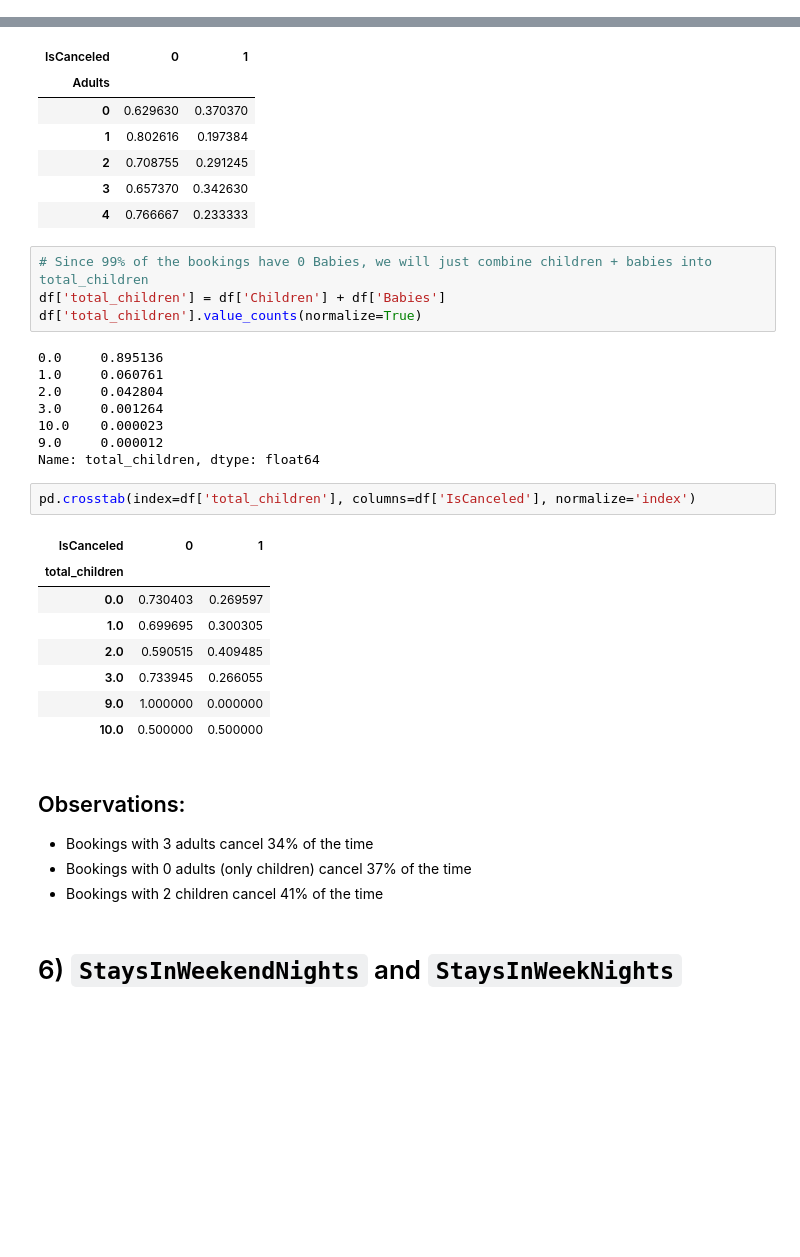
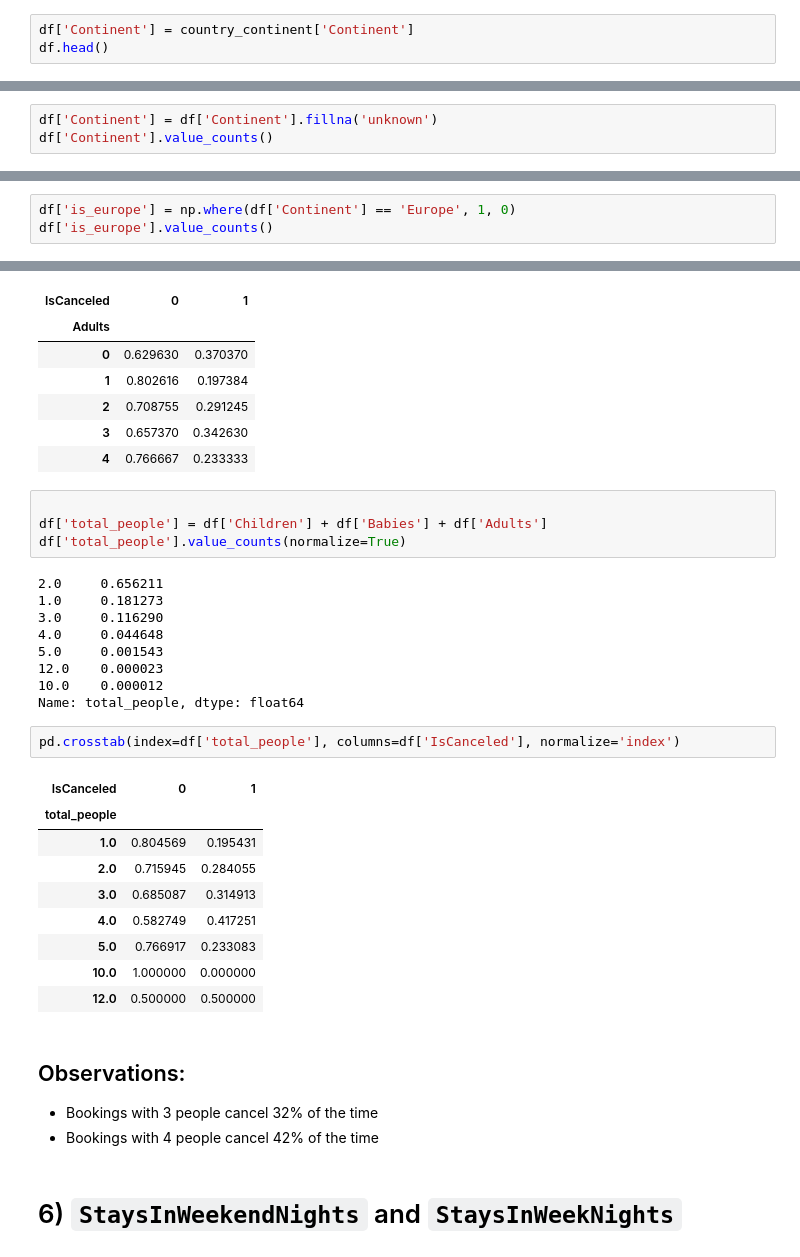
Before and after one commit to mmascarelli/Hotel-Capstone, a Jupyter notebook: EDA.ipynb, the cells around one changed output, grey strips where cells are left out. Drawn from its saved outputs; the diff is of its cells as text; blank space fills up the shorter version.

```diff
--- a/EDA.ipynb
+++ b/EDA.ipynb
@@ -111,0 +142,3 @@ pd.crosstab(index=df['Hotel'], columns=df['IsCanceled'], normalize='index')
+# %%
+df['Continent'] = country_continent['Continent']
+df.head()
@@ -111,0 +152,3 @@ pd.crosstab(index=df['Hotel'], columns=df['IsCanceled'], normalize='index')
+# %%
+df['Continent'] = df['Continent'].fillna('unknown')
+df['Continent'].value_counts()
@@ -142,3 +195,6 @@ pd.crosstab(index=df['Continent'], columns=df['IsCanceled'], normalize='index')
 | Oceania | 0.781250 | 0.218750 |
 | South America | 0.653120 | 0.346880 |
 | unknown | 0.829625 | 0.170375 |
+# %%
+df['is_europe'] = np.where(df['Continent'] == 'Europe', 1, 0)
+df['is_europe'].value_counts()
@@ -305,33 +374,34 @@ pd.crosstab(index=df['Adults'], columns=df['IsCanceled'], normalize='index')
 | 3 | 0.657370 | 0.342630 |
 | 4 | 0.766667 | 0.233333 |
 # %%
-# Since 99% of the bookings have 0 Babies, we will just combine children + babies into total_children
-df['total_children'] = df['Children'] + df['Babies']
-df['total_children'].value_counts(normalize=True)
+
+df['total_people'] = df['Children'] + df['Babies'] + df['Adults']
+df['total_people'].value_counts(normalize=True)
 # %% [output]
-0.0     0.895136
-1.0     0.060761
-2.0     0.042804
-3.0     0.001264
-10.0    0.000023
-9.0     0.000012
-Name: total_children, dtype: float64
+2.0     0.656211
+1.0     0.181273
+3.0     0.116290
+4.0     0.044648
+5.0     0.001543
+12.0    0.000023
+10.0    0.000012
+Name: total_people, dtype: float64
 # %%
-pd.crosstab(index=df['total_children'], columns=df['IsCanceled'], normalize='index')
+pd.crosstab(index=df['total_people'], columns=df['IsCanceled'], normalize='index')
 # %% [output]
 | IsCanceled | 0 | 1 |
-| total_children |  |  |
-| 0.0 | 0.730403 | 0.269597 |
-| 1.0 | 0.699695 | 0.300305 |
-| 2.0 | 0.590515 | 0.409485 |
-| 3.0 | 0.733945 | 0.266055 |
-| 9.0 | 1.000000 | 0.000000 |
-| 10.0 | 0.500000 | 0.500000 |
+| total_people |  |  |
+| 1.0 | 0.804569 | 0.195431 |
+| 2.0 | 0.715945 | 0.284055 |
+| 3.0 | 0.685087 | 0.314913 |
+| 4.0 | 0.582749 | 0.417251 |
+| 5.0 | 0.766917 | 0.233083 |
+| 10.0 | 1.000000 | 0.000000 |
+| 12.0 | 0.500000 | 0.500000 |
 # %% [markdown]
 ## Observations:
-* Bookings with 3 adults cancel 34% of the time
-* Bookings with 0 adults (only children) cancel 37% of the time
-* Bookings with 2 children cancel 41% of the time
+* Bookings with 3 people cancel 32% of the time
+* Bookings with 4 people cancel 42% of the time
 # %% [markdown]
 # 6) `StaysInWeekendNights` and `StaysInWeekNights`
 # %%
```
Also changed, not shown: parts of 51 cells of this notebook, 5 other files.
